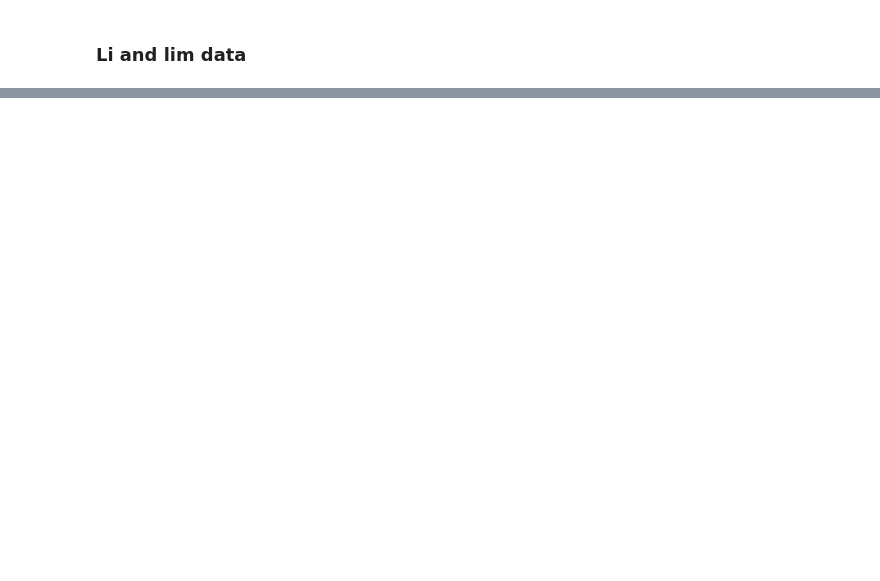
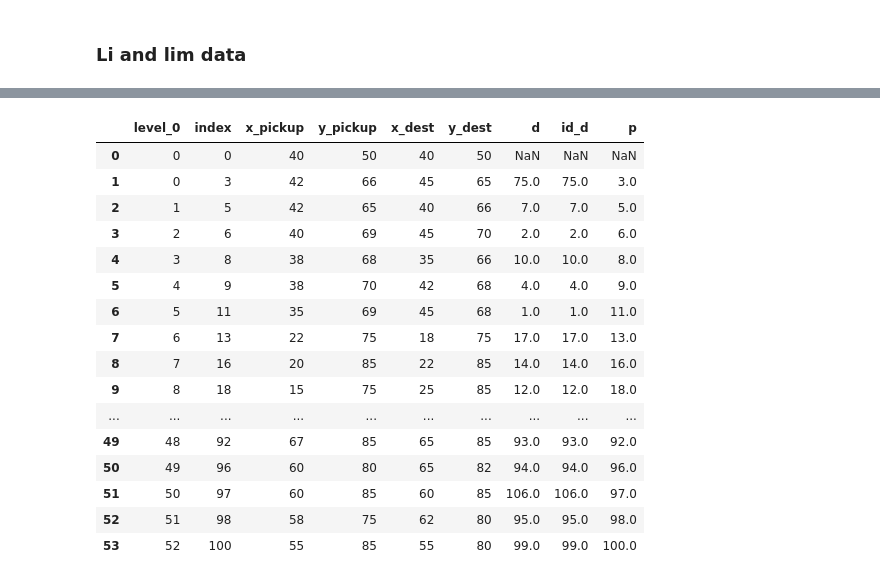
Before and after one commit to thaonc97/thao_phd_model, a Jupyter notebook: data_converter.ipynb, the cells around one changed output, grey strips where cells are left out. Saved outputs shown, nothing was run; the diff lists cells and outputs as text; code cells hidden in the pictures; blank space fills up the shorter version.

```diff
--- a/data_converter.ipynb
+++ b/data_converter.ipynb
@@ -243,0 +257,36 @@ for i in first_names:
+# %%
+with open(data_path,'r',encoding='utf8') as f:
+    first_line = f.readline().strip().split()
+    num_robots = int(first_line[0])
+
+header_names = ["id", "x", "y", "dem", "etw", "ltw", "sd", "p", "d"]
+orig_data = pd.read_csv(data_path, sep ="\t", skiprows= 1,names=header_names)
+
+depot_df = orig_data[orig_data['id'] == 0][['id', 'x', 'y']].rename(columns={'id': 'index', 'x': 'x_pickup', 'y': 'y_pickup'})
+depot_df['x_dest'] = depot_df['x_pickup']
+depot_df['y_dest'] = depot_df['y_pickup']
+pickups_df = orig_data[orig_data['d'] > 0][['id', 'x', 'y', 'd']].rename(columns={'id': 'index', 'x': 'x_pickup', 'y': 'y_pickup'})
+deliveries_df = orig_data[orig_data['p'] > 0][['id', 'x', 'y', 'p']].rename(columns={'id': 'id_d', 'x': 'x_dest', 'y': 'y_dest'})
+
+result_df = pd.merge(pickups_df, deliveries_df, left_on='d', right_on='id_d')
+result_df = pd.concat([depot_df,result_df]).reset_index()
+# %%
+result_df
+# %% [output]
+|  | level_0 | index | x_pickup | y_pickup | x_dest | y_dest | d | id_d | p |
+| 0 | 0 | 0 | 40 | 50 | 40 | 50 | NaN | NaN | NaN |
+| 1 | 0 | 3 | 42 | 66 | 45 | 65 | 75.0 | 75.0 | 3.0 |
+| 2 | 1 | 5 | 42 | 65 | 40 | 66 | 7.0 | 7.0 | 5.0 |
+| 3 | 2 | 6 | 40 | 69 | 45 | 70 | 2.0 | 2.0 | 6.0 |
+| 4 | 3 | 8 | 38 | 68 | 35 | 66 | 10.0 | 10.0 | 8.0 |
+| 5 | 4 | 9 | 38 | 70 | 42 | 68 | 4.0 | 4.0 | 9.0 |
+| 6 | 5 | 11 | 35 | 69 | 45 | 68 | 1.0 | 1.0 | 11.0 |
+| 7 | 6 | 13 | 22 | 75 | 18 | 75 | 17.0 | 17.0 | 13.0 |
+| 8 | 7 | 16 | 20 | 85 | 22 | 85 | 14.0 | 14.0 | 16.0 |
+| 9 | 8 | 18 | 15 | 75 | 25 | 85 | 12.0 | 12.0 | 18.0 |
+| ... | ... | ... | ... | ... | ... | ... | ... | ... | ... |
+| 49 | 48 | 92 | 67 | 85 | 65 | 85 | 93.0 | 93.0 | 92.0 |
+| 50 | 49 | 96 | 60 | 80 | 65 | 82 | 94.0 | 94.0 | 96.0 |
+| 51 | 50 | 97 | 60 | 85 | 60 | 85 | 106.0 | 106.0 | 97.0 |
+| 52 | 51 | 98 | 58 | 75 | 62 | 80 | 95.0 | 95.0 | 98.0 |
+| 53 | 52 | 100 | 55 | 85 | 55 | 80 | 99.0 | 99.0 | 100.0 |
```
Also changed, not shown: parts of 3 cells of this notebook, 19 other files.
